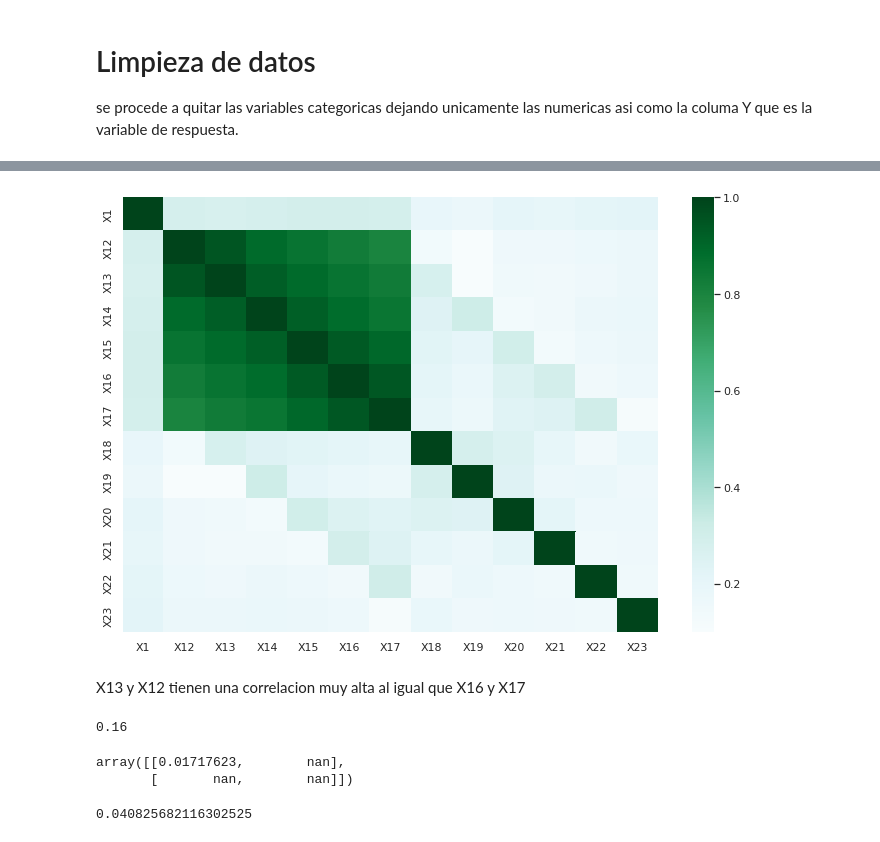
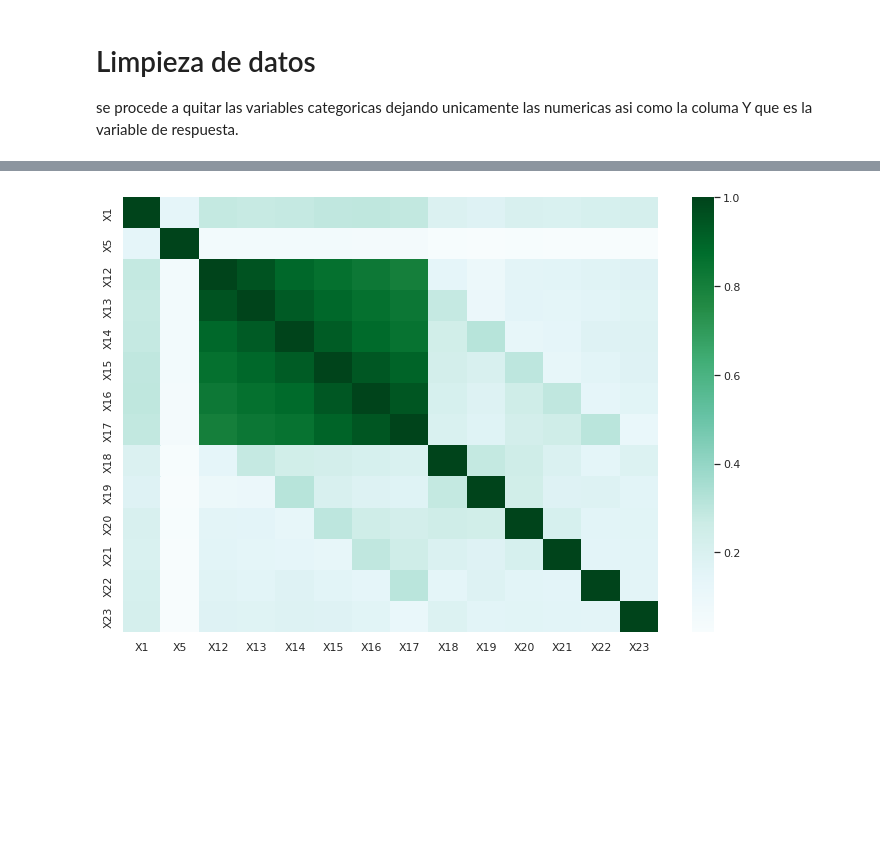
Before and after one commit to PosgradoMNA/actividades-del-projecto-equipo-46, a Jupyter notebook: Actividad_Semana_4.ipynb, the cells around one changed output, grey strips where cells are left out. Saved outputs shown, nothing was run; the diff lists cells and outputs as text; code cells hidden in the pictures; blank space fills up the shorter version.

```diff
--- a/Actividad_Semana_4.ipynb
+++ b/Actividad_Semana_4.ipynb
@@ -71,0 +99,5 @@ Index(['X1', 'X2', 'X3', 'X4', 'X5', 'X6', 'X7', 'X8', 'X9', 'X10', 'X11',
+# %%
+# eliminamos los valores nulos y revisamos el total de informacion
+
+ndf.dropna(inplace = True)
+ndf.shape
@@ -72,8 +118,10 @@ Index(['X1', 'X2', 'X3', 'X4', 'X5', 'X6', 'X7', 'X8', 'X9', 'X10', 'X11',
 # %%
 # quitamos las variables categoricas segun la descripcion de los datos
 
-lista = {'X2', 'X3', 'X4','X5','X6', 'X7', 'X8', 'X9', 'X10', 'X11','Y'}
-ndf.drop(lista,
+adf = ndf.copy()
+
+lista = {'X2', 'X3', 'X4', 'X6', 'X7', 'X8', 'X9', 'X10', 'X11', 'Y'}
+adf.drop(lista,
          axis = 1,
          inplace = True
         )
@@ -115,25 +170,9 @@ ndf.corr()
 # %%
 # para visualizar mejor la correlacion
 
 sns.set(rc={'figure.figsize':(12,8)})
-misdatoscorr = ndf.corr()
+misdatoscorr = adf.corr()
 ax = sns.heatmap(misdatoscorr, cmap="BuGn")
 plt.show()
 # %% [output]
-[figure, old version]
+[figure, new version]
-# %% [markdown]
-X13 y X12 tienen una correlacion muy alta al igual que X16 y X17
-# %%
-ndf.X1.mean().round(2)
-# %% [output]
-0.16
-# %%
-Varience = np.cov([ndf.X1, ndf.X12])
-Varience
-# %% [output]
-array([[0.01717623,        nan],
-       [       nan,        nan]])
-# %%
-ndf.var().sum()
-# %% [output]
-0.040825682116302525
```
Also changed, not shown: parts of 13 cells of this notebook.
